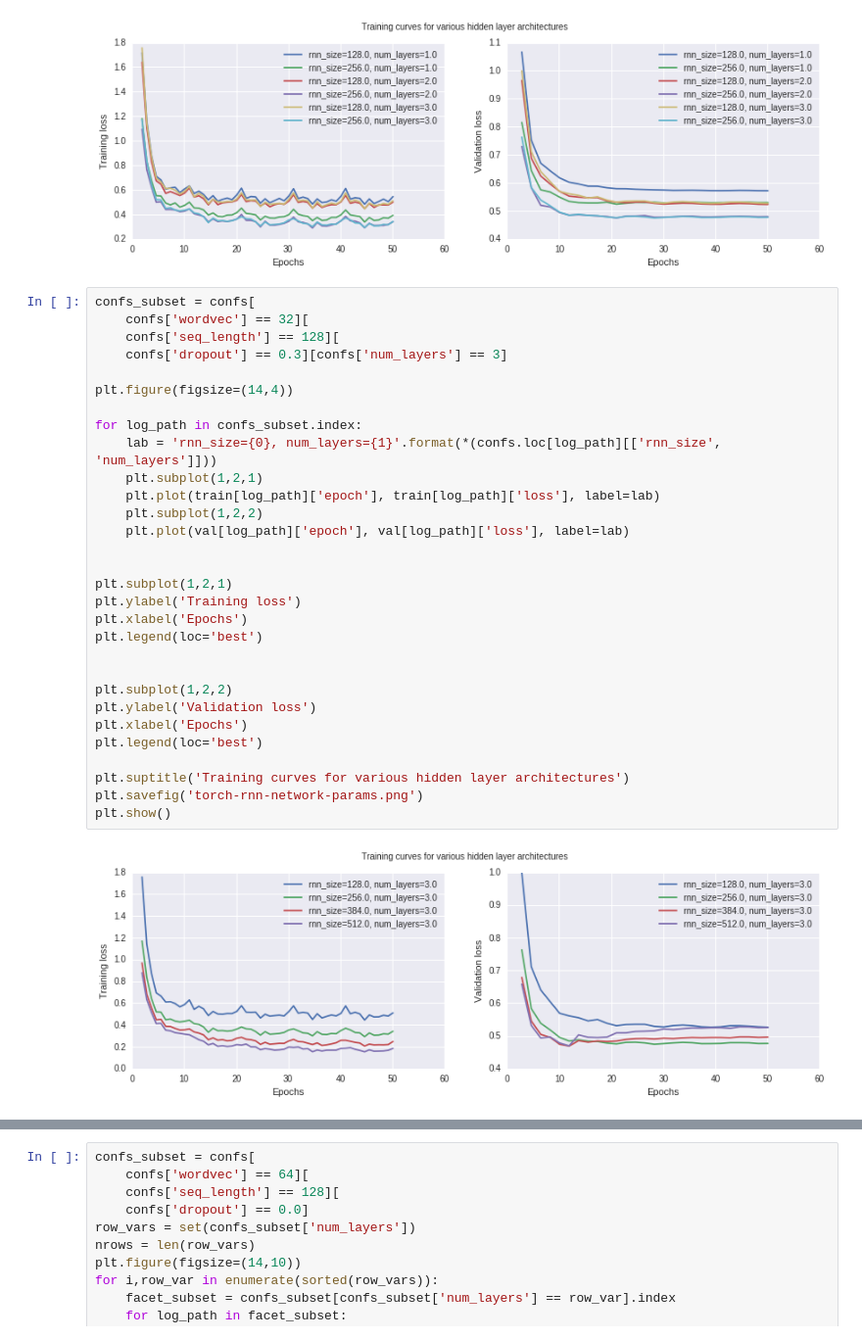
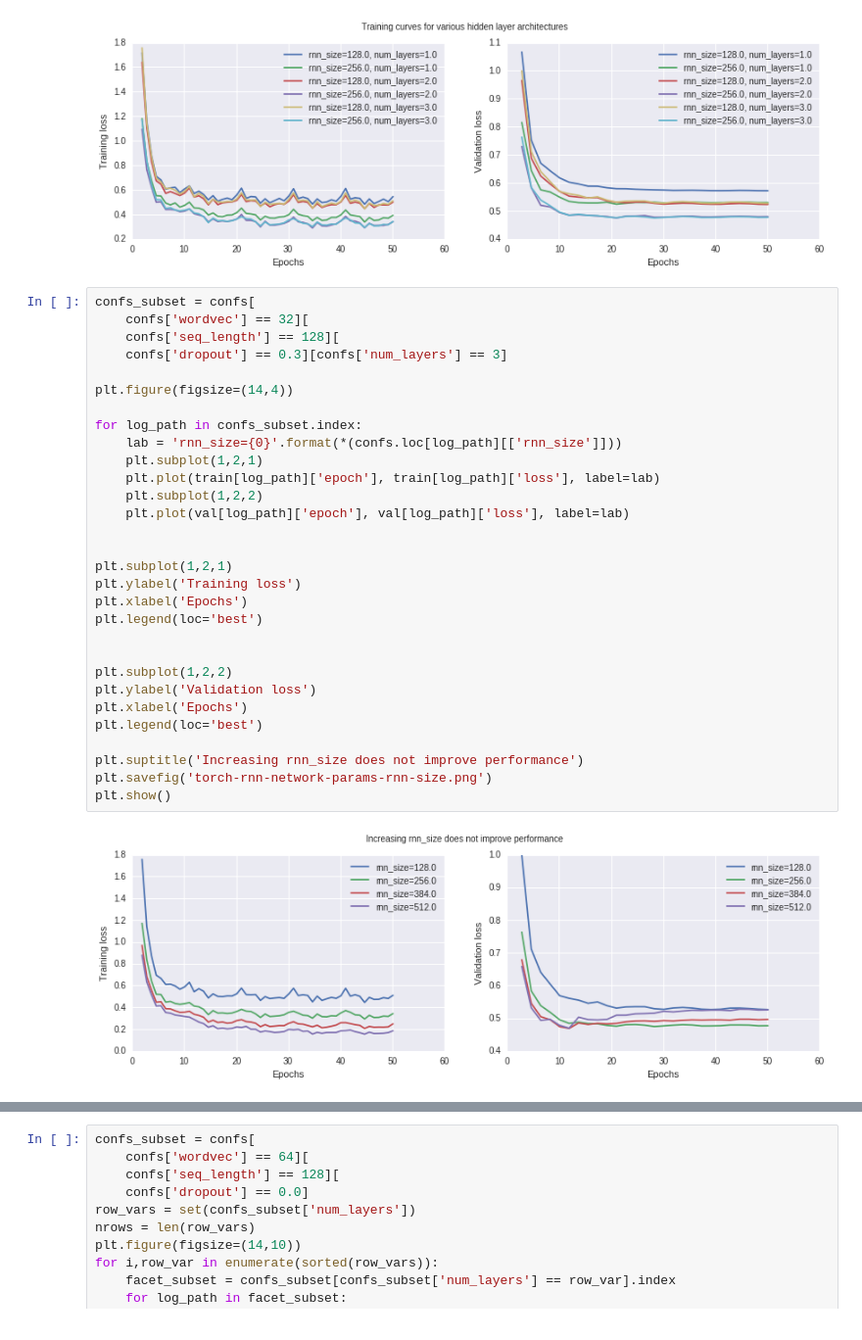
Before and after one commit to feynmanliang/mlsalt-thesis, a Jupyter notebook: notebooks/Training curves.ipynb, the cells around one changed output, grey strips where cells are left out. Shown: that part at 98% size. Drawn from its saved outputs; the diff is of its cells as text.

```diff
--- a/notebooks/Training curves.ipynb
+++ b/notebooks/Training curves.ipynb
@@ -192,32 +192,32 @@ plt.show()
 # %%
 confs_subset = confs[
     confs['wordvec'] == 32][
     confs['seq_length'] == 128][
     confs['dropout'] == 0.3][confs['num_layers'] == 3]
 
 plt.figure(figsize=(14,4))
 
 for log_path in confs_subset.index:
-    lab = 'rnn_size={0}, num_layers={1}'.format(*(confs.loc[log_path][['rnn_size', 'num_layers']]))
+    lab = 'rnn_size={0}'.format(*(confs.loc[log_path][['rnn_size']]))
     plt.subplot(1,2,1)
     plt.plot(train[log_path]['epoch'], train[log_path]['loss'], label=lab)
     plt.subplot(1,2,2)
     plt.plot(val[log_path]['epoch'], val[log_path]['loss'], label=lab)
 
 
 plt.subplot(1,2,1)
 plt.ylabel('Training loss')
 plt.xlabel('Epochs')
 plt.legend(loc='best')
 
 
 plt.subplot(1,2,2)
 plt.ylabel('Validation loss')
 plt.xlabel('Epochs')
 plt.legend(loc='best')
 
-plt.suptitle('Training curves for various hidden layer architectures')
-plt.savefig('torch-rnn-network-params.png')
+plt.suptitle('Increasing rnn_size does not improve performance')
+plt.savefig('torch-rnn-network-params-rnn-size.png')
 plt.show()
 # %% [output]
-[figure, old version]
+[figure, new version]
```
Also changed, not shown: parts of 5 cells of this notebook, 2 other files.
